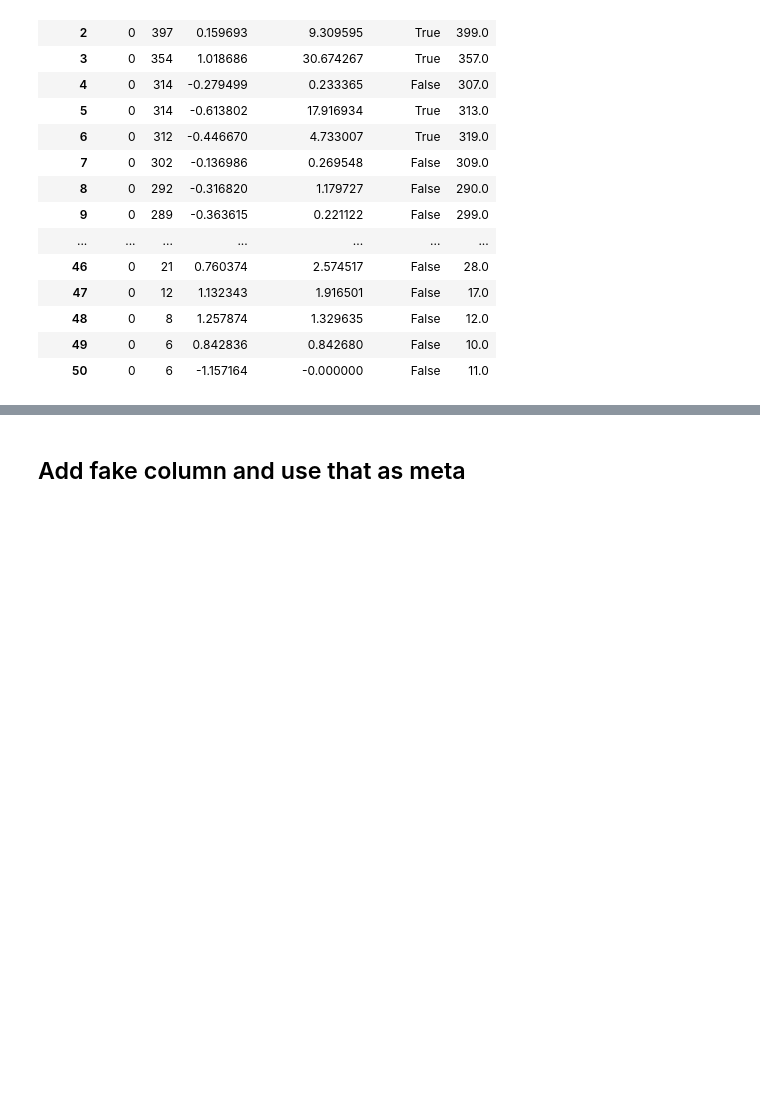
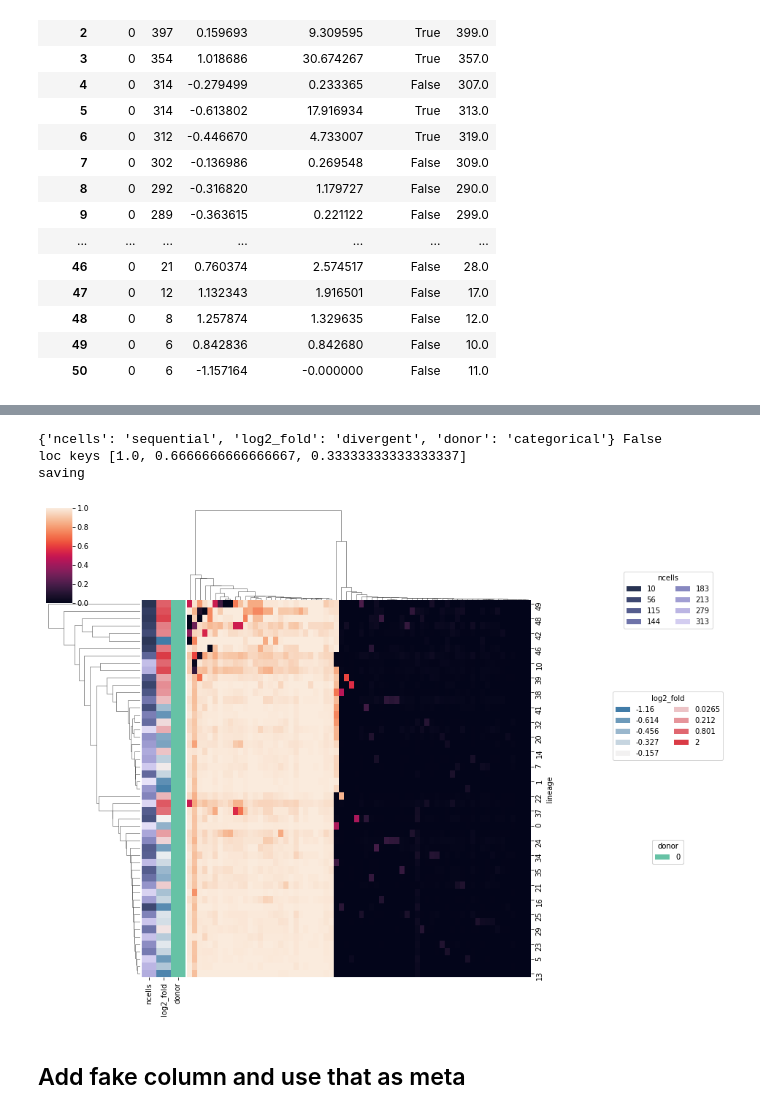
Before and after one commit to isshamie/matplotlib_helper, a Jupyter notebook: tutorials/cluster_with_annotations.ipynb, the cells around one changed output, grey strips where cells are left out. Saved outputs shown, nothing was run; the diff lists cells and outputs as text; code cells hidden in the pictures; blank space fills up the shorter version.

```diff
--- a/tutorials/cluster_with_annotations.ipynb
+++ b/tutorials/cluster_with_annotations.ipynb
@@ -62,3 +63,17 @@ saving
+# %%
+g = ch.plot_cluster(df=data_df, row_meta=meta_df[["ncells", "log2_fold", "donor"]],
+                 fsave=None, to_z=False, to_col_clust=True,
+                 to_row_clust=True, name=None, col_names=False,
+                 row_names=True, to_legend=True,
+                 method="average", white_name="WT", cmap=None, sep_clr_map=False,
+                 row_clr_schemes={"ncells": 'sequential', "log2_fold": "divergent",
+                                  "donor":"categorical"}
+                   )
+# %% [output]
+{'ncells': 'sequential', 'log2_fold': 'divergent', 'donor': 'categorical'} False
+loc keys [1.0, 0.6666666666666667, 0.33333333333333337]
+saving
+[figure, added]
 # %% [markdown]
 ## Add fake column and use that as meta
 # %%
```
Also changed, not shown: parts of 2 cells of this notebook, 2 other files.
